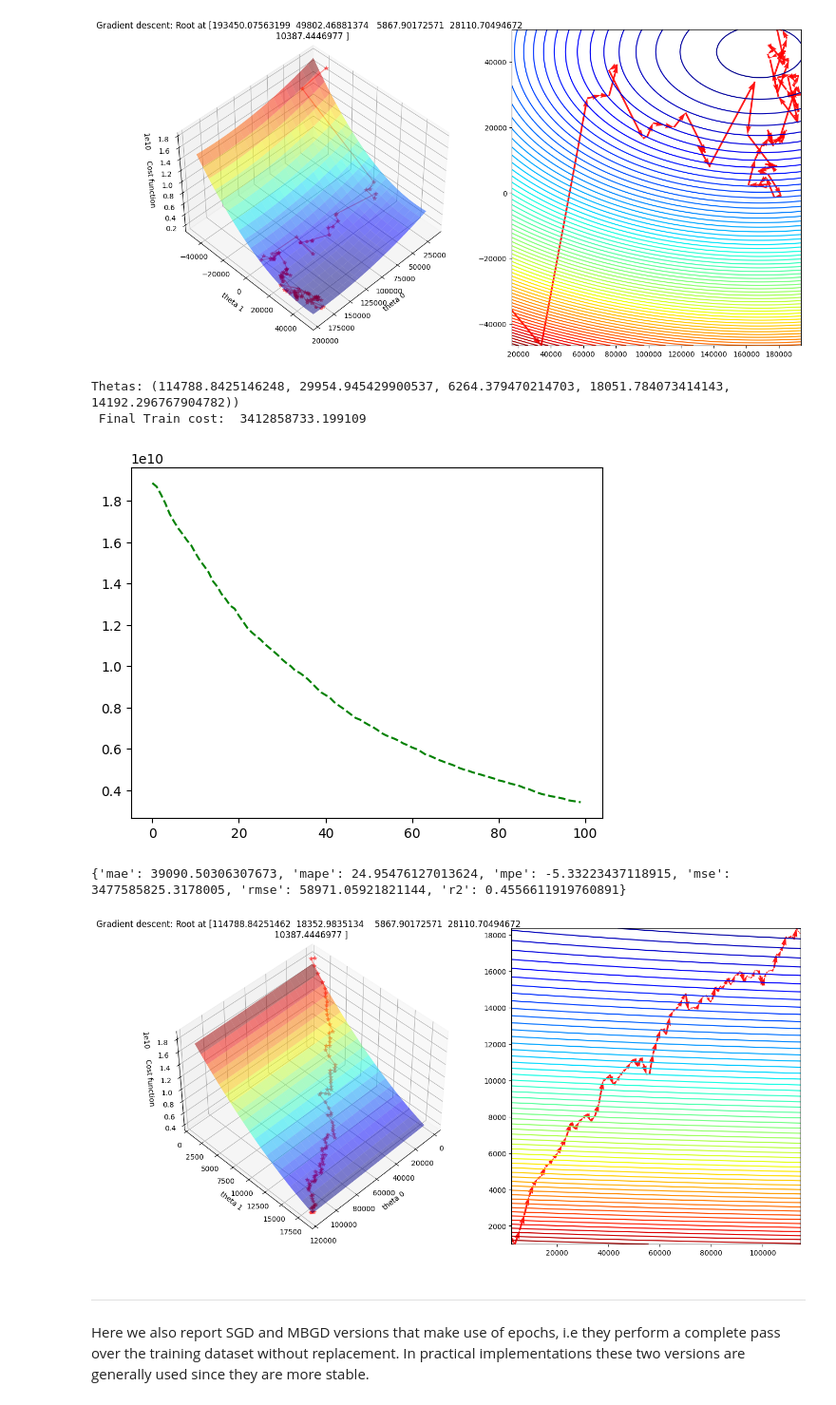
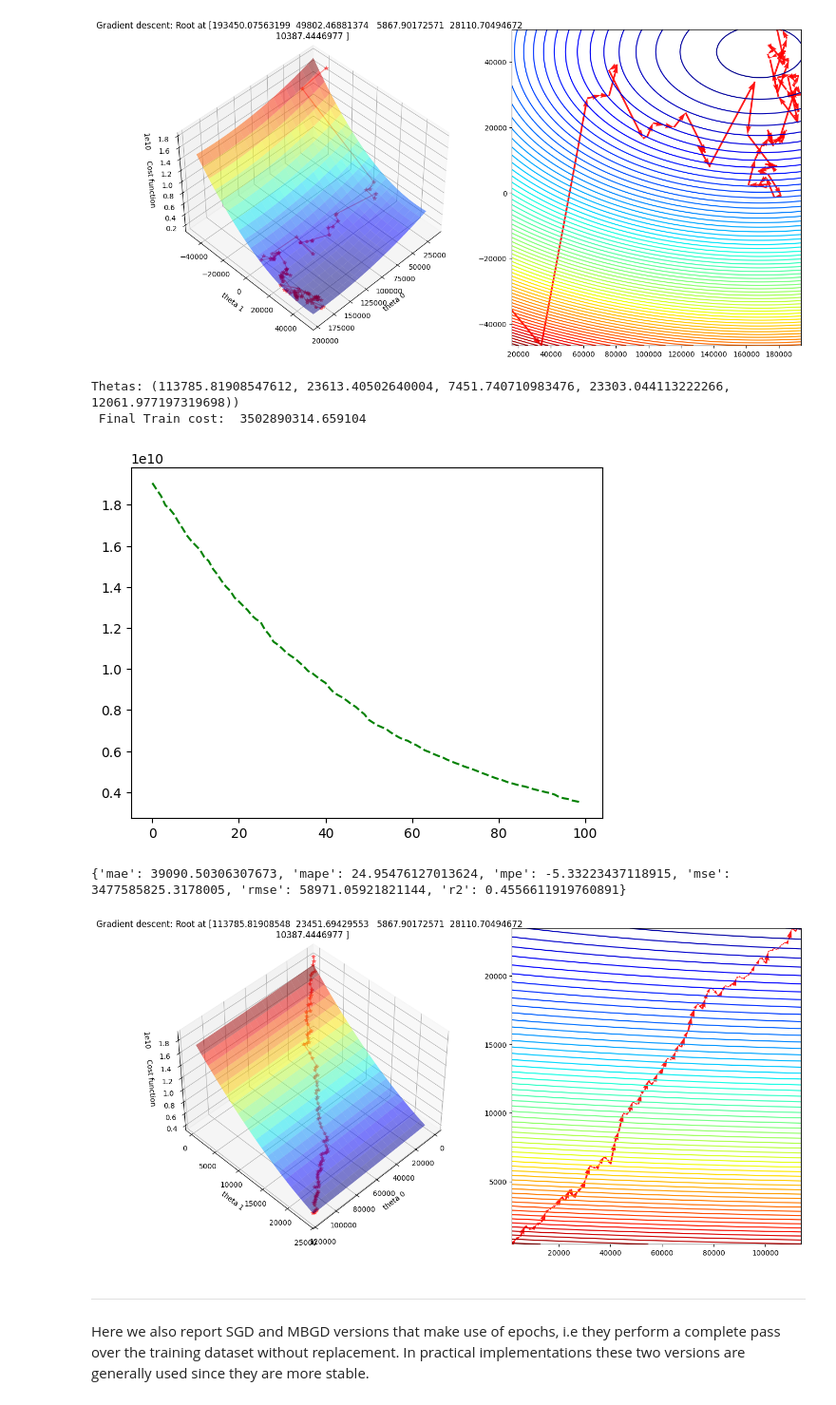
Before and after one commit to Loux977/ML-Course, a Jupyter notebook: code/02_multiple_linear_regression.ipynb, the cells around one changed output. Shown at 95% size. Saved outputs shown, nothing was run; the diff lists cells and outputs as text; code cells hidden in the pictures.

```diff
--- a/code/02_multiple_linear_regression.ipynb
+++ b/code/02_multiple_linear_regression.ipynb
@@ -105,7 +105,7 @@ We create an istance of our Multiple Linear Regression model and we train it app
 linear = LinearRegression(n_features=X_train.shape[1], n_steps=100, learning_rate=0.05)
 
 # fit (try different strategies) your trained regressor
-cost_history, theta_history = linear.fit_fullbatch(X_train, y_train)
+cost_history, theta_history = linear.fit_fbgd(X_train, y_train)
 
 print(f'''Thetas: {*linear.theta,}''')
 print(f'''Final train cost:  {cost_history[-1]:.3f}''')
@@ -156,7 +156,7 @@ Below, we also present the results we would obtain using Stochastic Gradient Des
 # SGD
 linear_true_sgd = LinearRegression(n_features=X_train.shape[1], n_steps=100, learning_rate=0.1)
 
-cost_history_true_sgd, theta_history_true_sgd = linear_true_sgd.fit_sgd_with_random_sampling(X_train, y_train)
+cost_history_true_sgd, theta_history_true_sgd = linear_true_sgd.fit_sgd(X_train, y_train)
 
 print(f'''Thetas: {*linear_true_sgd.theta,})''')
 print(f''' Final Train cost: {cost_history_true_sgd[-1]: 3f}''')
@@ -164,7 +164,7 @@ print(f''' Final Train cost: {cost_history_true_sgd[-1]: 3f}''')
 plt.plot(cost_history_true_sgd, 'g--')
 plt.show()
 
-print(RegressionMetrics(linear_true_sgd).compute_performance(linear_true_sgd.predict(X_test), y_test))
+print(RegressionMetrics(linear_true_sgd).compute_performance(y_test, linear_true_sgd.predict(X_test)))
 
 plot_theta_gd(X_train, y_train, linear, cost_history_true_sgd, theta_history_true_sgd, 0, 3)
 # %% [output]
@@ -176,24 +176,24 @@ Thetas: (172233.78477315351, 42021.05239428033, 5464.737037638439, 42422.1904544
 # %%
 # MBGD
 linear_true_mbgd = LinearRegression(n_features=X_train.shape[1], n_steps=100, learning_rate=0.01)
 
-cost_history_true_mbgd, theta_history_true_mbgd = linear_true_mbgd.fit_minibatch_with_random_sampling(X_train, y_train, batch_size=16)
+cost_history_true_mbgd, theta_history_true_mbgd = linear_true_mbgd.fit_mbgd(X_train, y_train, batch_size=16)
 
 print(f'''Thetas: {*linear_true_mbgd.theta,})''')
 print(f''' Final Train cost: {cost_history_true_mbgd[-1]: 3f}''')
 
 plt.plot(cost_history_true_mbgd, 'g--')
 plt.show()
 
-print(RegressionMetrics(linear_true_mbgd).compute_performance(linear_true_sgd.predict(X_test), y_test))
+print(RegressionMetrics(linear_true_mbgd).compute_performance(y_test, linear_true_sgd.predict(X_test)))
 
 plot_theta_gd(X_train, y_train, linear, cost_history_true_mbgd, theta_history_true_mbgd, 0, 3)
 # %% [output]
-Thetas: (114788.8425146248, 29954.945429900537, 6264.379470214703, 18051.784073414143, 14192.296767904782))
- Final Train cost:  3412858733.199109
+Thetas: (113785.81908547612, 23613.40502640004, 7451.740710983476, 23303.044113222266, 12061.977197319698))
+ Final Train cost:  3502890314.659104
-[figure, old version]
+[figure, new version]
 {'mae': 39090.50306307673, 'mape': 24.95476127013624, 'mpe': -5.33223437118915, 'mse': 3477585825.3178005, 'rmse': 58971.05921821144, 'r2': 0.4556611919760891}
-[figure, old version]
+[figure, new version]
 # %% [markdown]
 ---
 
```
Also changed, not shown: parts of 4 cells of this notebook, 19 other files.
